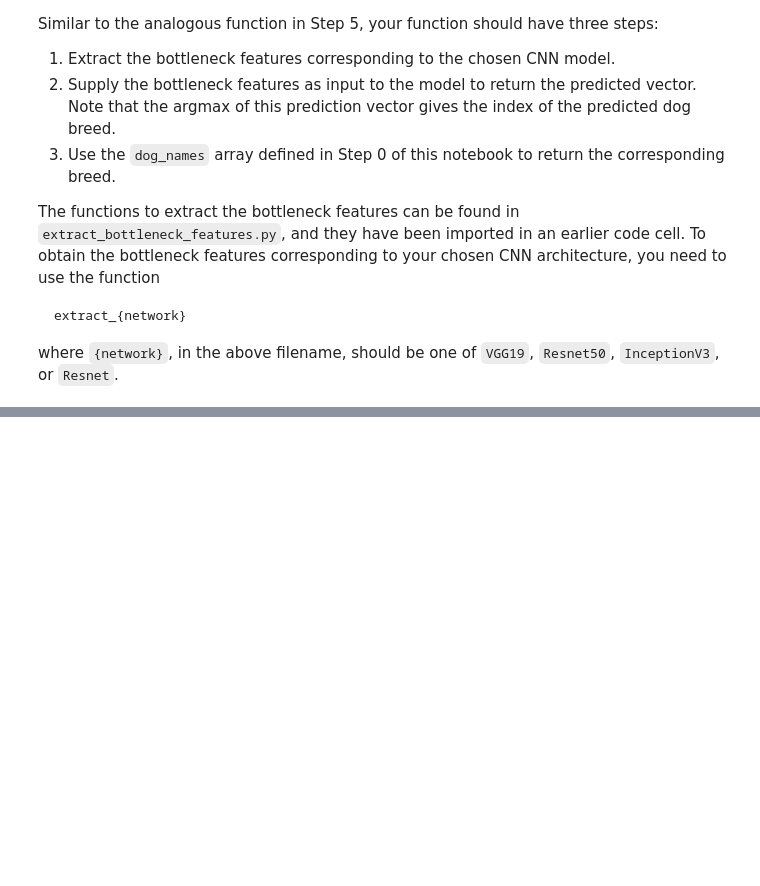
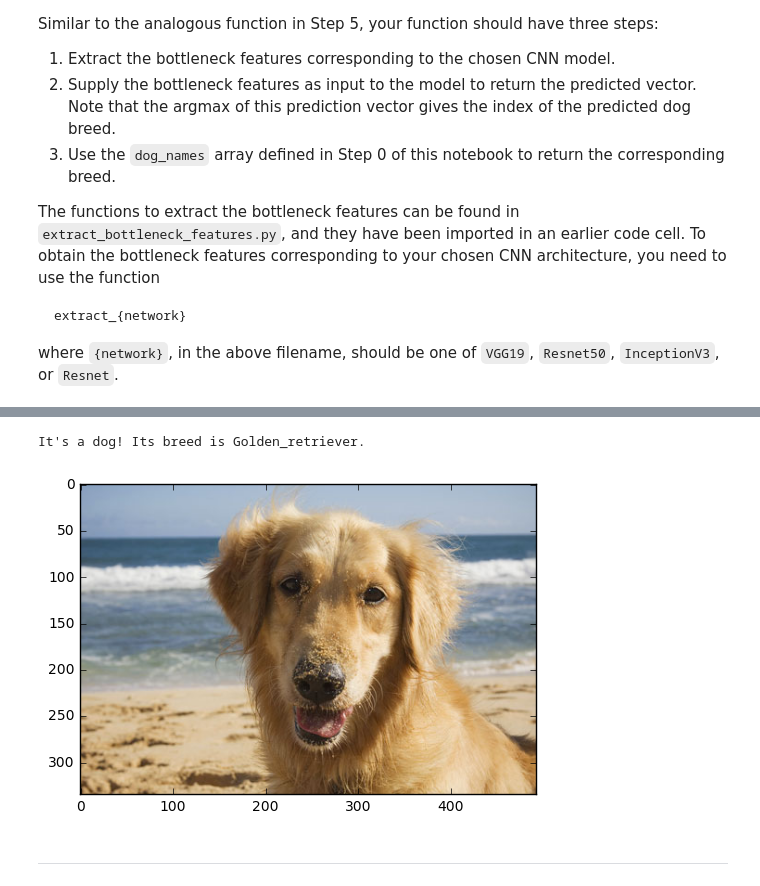
Before and after one commit to BkrmDahal/dog-project, a Jupyter notebook: dog_app.ipynb, the cells around one changed output, grey strips where cells are left out. Saved outputs shown, nothing was run; the diff lists cells and outputs as text; code cells hidden in the pictures; blank space fills up the shorter version.

```diff
--- a/dog_app.ipynb
+++ b/dog_app.ipynb
@@ -661,0 +789,7 @@ predict_image('test_pictures\human_2.jpg')
+# %%
+predict_image('test_pictures\dog_3.jpg')
+# %% [output]
+It's a dog! Its breed is Golden_retriever.
+[figure, added]
+# %% [markdown]
+---
```
Also changed, not shown: parts of 20 cells of this notebook.
